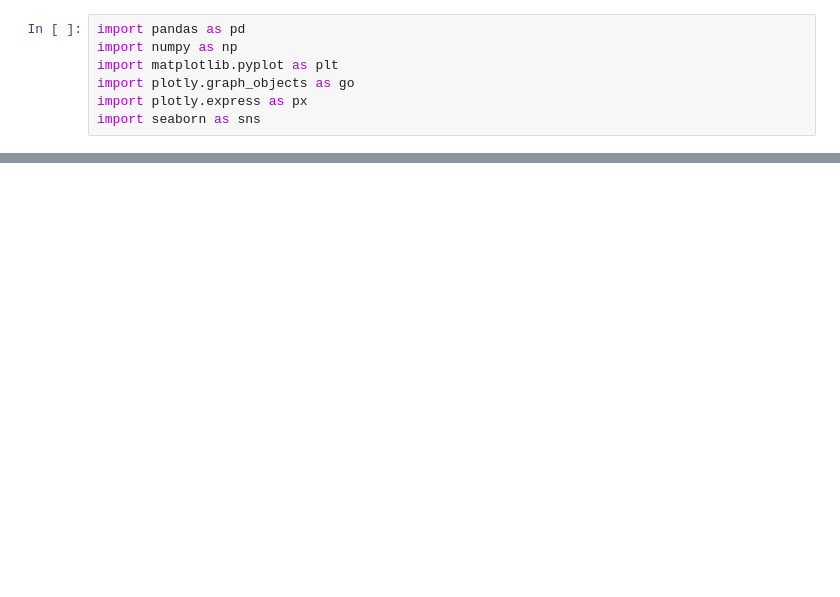
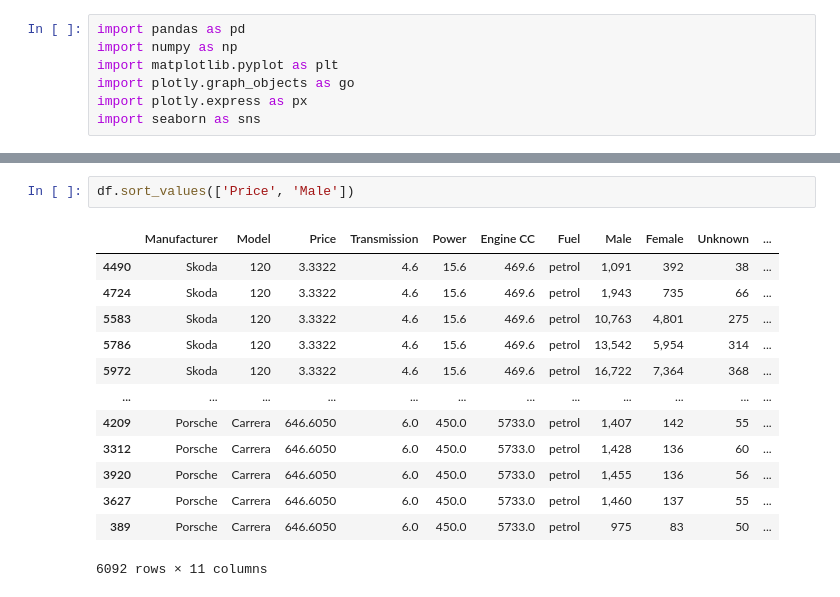
Before and after one commit to renan-lemes/python_labs, a Jupyter notebook: DataCampPandas/Learn.ipynb, the cells around one changed output, grey strips where cells are left out. Saved outputs shown, nothing was run; the diff lists cells and outputs as text; blank space fills up the shorter version.

```diff
--- a/DataCampPandas/Learn.ipynb
+++ b/DataCampPandas/Learn.ipynb
@@ -35,0 +123,16 @@ df[df['uniq_id'].isin(['d27964f50577db8e46f2069b050c62c6'])]
+# %%
+df.sort_values(['Price', 'Male'])
+# %% [output]
+|  | Manufacturer | Model | Price | Transmission | Power | Engine CC | Fuel | Male | Female | Unknown | ... |
+| 4490 | Skoda | 120 | 3.3322 | 4.6 | 15.6 | 469.6 | petrol | 1,091 | 392 | 38 | ... |
+| 4724 | Skoda | 120 | 3.3322 | 4.6 | 15.6 | 469.6 | petrol | 1,943 | 735 | 66 | ... |
+| 5583 | Skoda | 120 | 3.3322 | 4.6 | 15.6 | 469.6 | petrol | 10,763 | 4,801 | 275 | ... |
+| 5786 | Skoda | 120 | 3.3322 | 4.6 | 15.6 | 469.6 | petrol | 13,542 | 5,954 | 314 | ... |
+| 5972 | Skoda | 120 | 3.3322 | 4.6 | 15.6 | 469.6 | petrol | 16,722 | 7,364 | 368 | ... |
+| ... | ... | ... | ... | ... | ... | ... | ... | ... | ... | ... | ... |
+| 4209 | Porsche | Carrera | 646.6050 | 6.0 | 450.0 | 5733.0 | petrol | 1,407 | 142 | 55 | ... |
+| 3312 | Porsche | Carrera | 646.6050 | 6.0 | 450.0 | 5733.0 | petrol | 1,428 | 136 | 60 | ... |
+| 3920 | Porsche | Carrera | 646.6050 | 6.0 | 450.0 | 5733.0 | petrol | 1,455 | 136 | 56 | ... |
+| 3627 | Porsche | Carrera | 646.6050 | 6.0 | 450.0 | 5733.0 | petrol | 1,460 | 137 | 55 | ... |
+| 389 | Porsche | Carrera | 646.6050 | 6.0 | 450.0 | 5733.0 | petrol | 975 | 83 | 50 | ... |
+6092 rows × 11 columns
```
Also changed, not shown: parts of 33 cells of this notebook.
